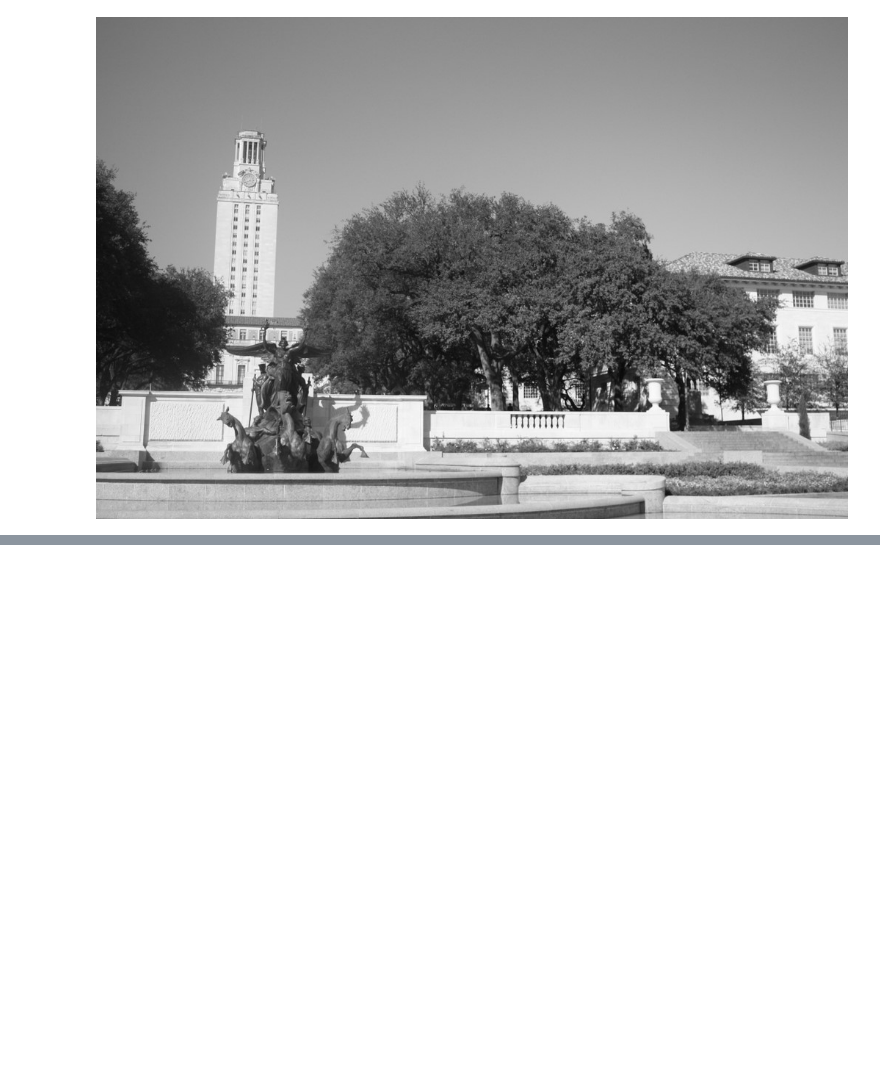
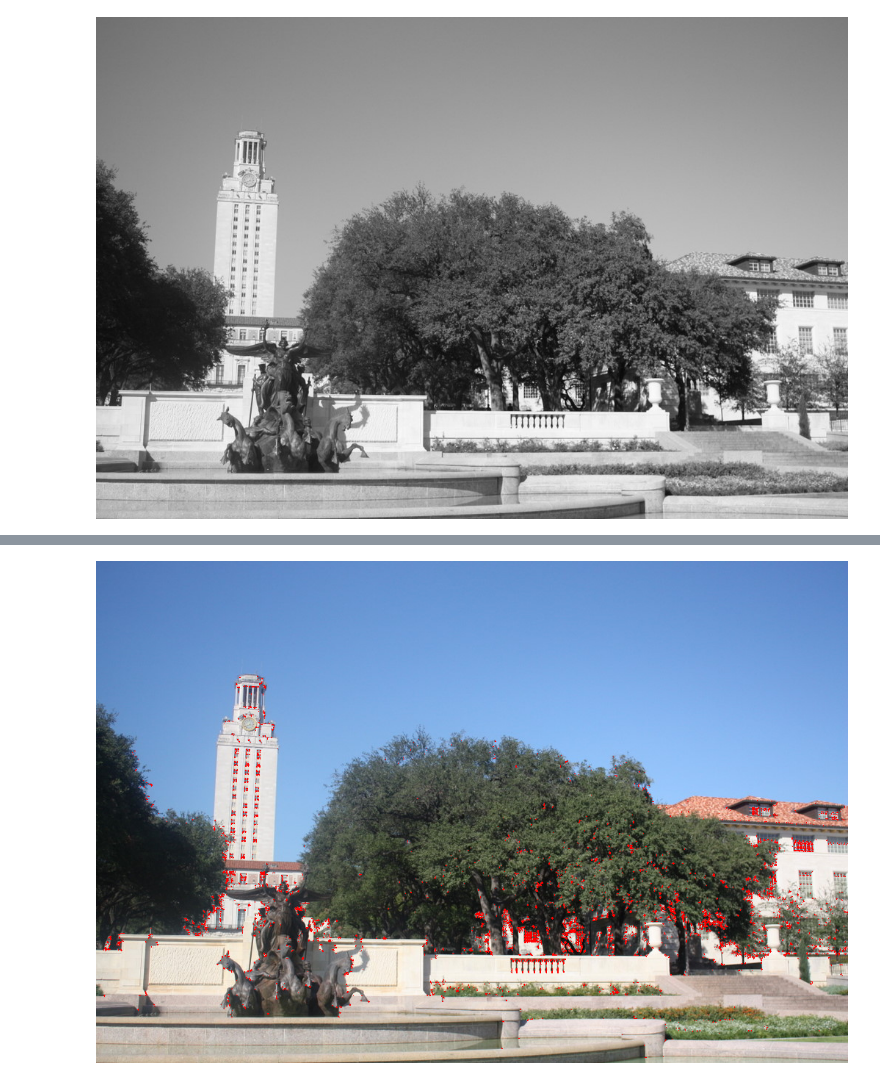
Before and after one commit to vivek-varma/CS_415, a Jupyter notebook: h2_files_Q4/HW_2.ipynb, the cells around one changed output, grey strips where cells are left out. Cells and saved outputs as stored; diff of their text form; code cells hidden in the pictures; blank space fills up the shorter version.

```diff
--- a/h2_files_Q4/HW_2.ipynb
+++ b/h2_files_Q4/HW_2.ipynb
@@ -16,0 +26,8 @@ cv2_imshow(gray)
+# %%
+img[dst>0.01*dst.max()]=[0,0,255]
+
+cv2_imshow(img)
+#if cv2.waitKey(0) & 0xff == 27:
+ #   cv2.destroyAllWindows()
+# %% [output]
+[figure, added]
```
Also changed, not shown: parts of 3 cells of this notebook.
